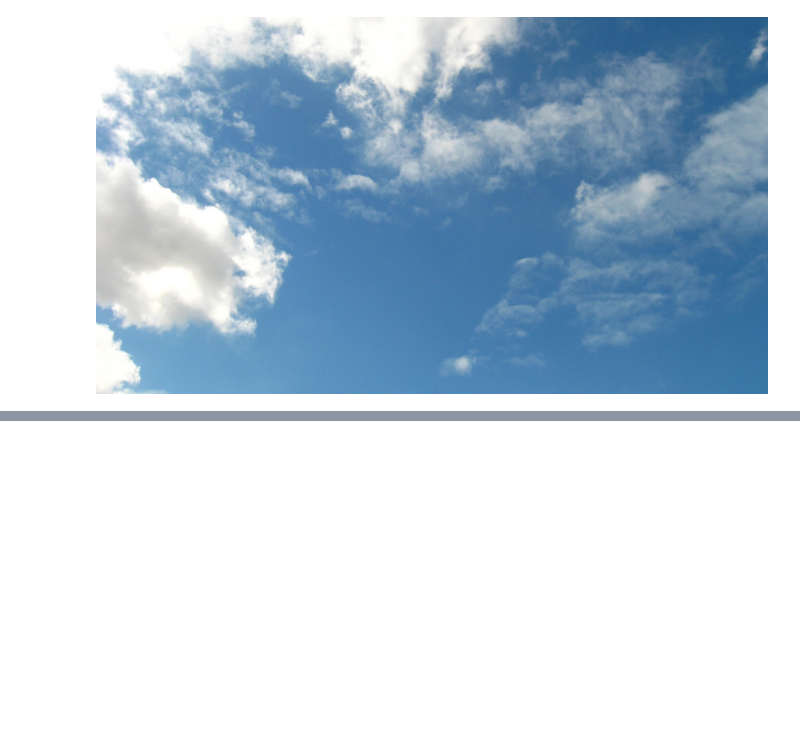
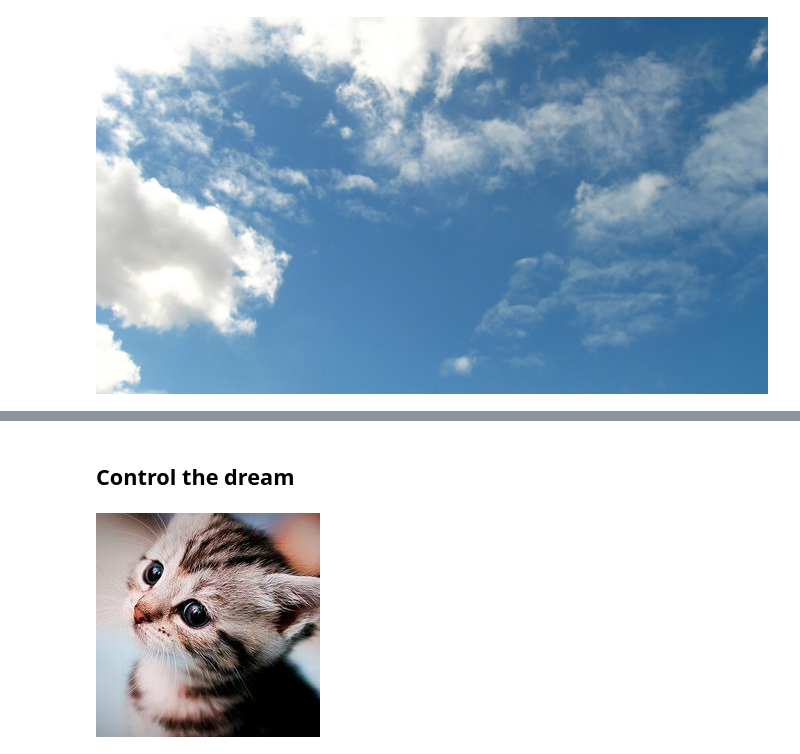
Before and after one commit to L1aoXingyu/Deep-Dream, a Jupyter notebook: show_image.ipynb, the cells around one changed output, grey strips where cells are left out. Saved outputs shown, nothing was run; the diff lists cells and outputs as text; code cells hidden in the pictures; blank space fills up the shorter version.

```diff
--- a/show_image.ipynb
+++ b/show_image.ipynb
@@ -31,0 +31,2 @@ RuntimeError: cuda runtime error (2) : out of memory at /b/wheel/pytorch-src/tor
+# %% [markdown]
+## Control the dream
@@ -31,0 +43,13 @@ RuntimeError: cuda runtime error (2) : out of memory at /b/wheel/pytorch-src/tor
+# %%
+img_transform = transforms.Compose([
+        transforms.CenterCrop(224),
+        transforms.ToTensor(),
+        transforms.Normalize([0.485, 0.456, 0.406], [0.229, 0.224, 0.225])
+    ])
+inputs_control = Image.open('./guide_image/kitten.jpg')
+inputs_control = img_transform(inputs_control).unsqueeze(0)
+inputs_control_np = inputs_control.numpy()
+# %%
+showtensor(inputs_control_np)
+# %% [output]
+[figure, added]
```
Also changed, not shown: parts of 9 cells of this notebook, 5 other files.
